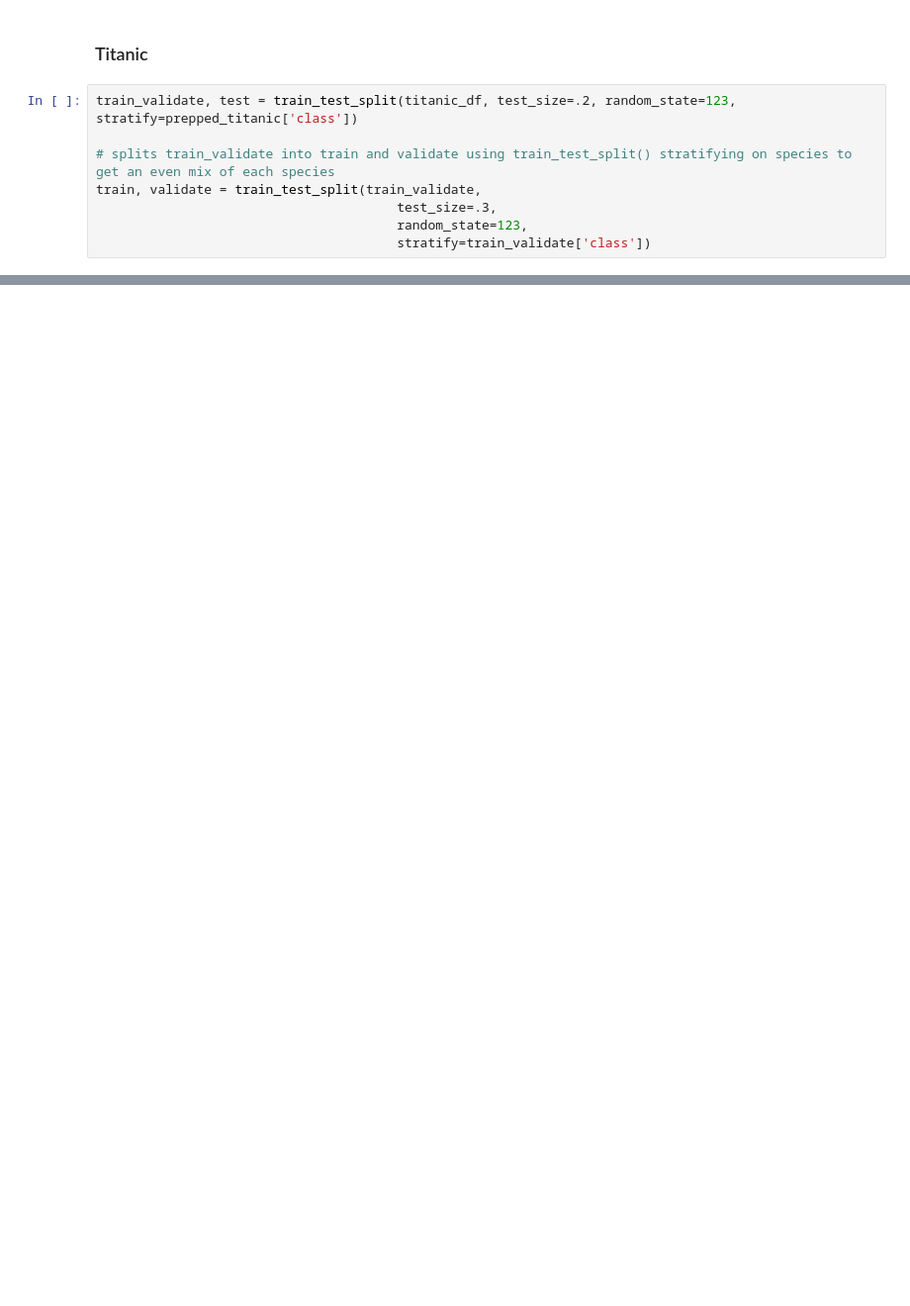
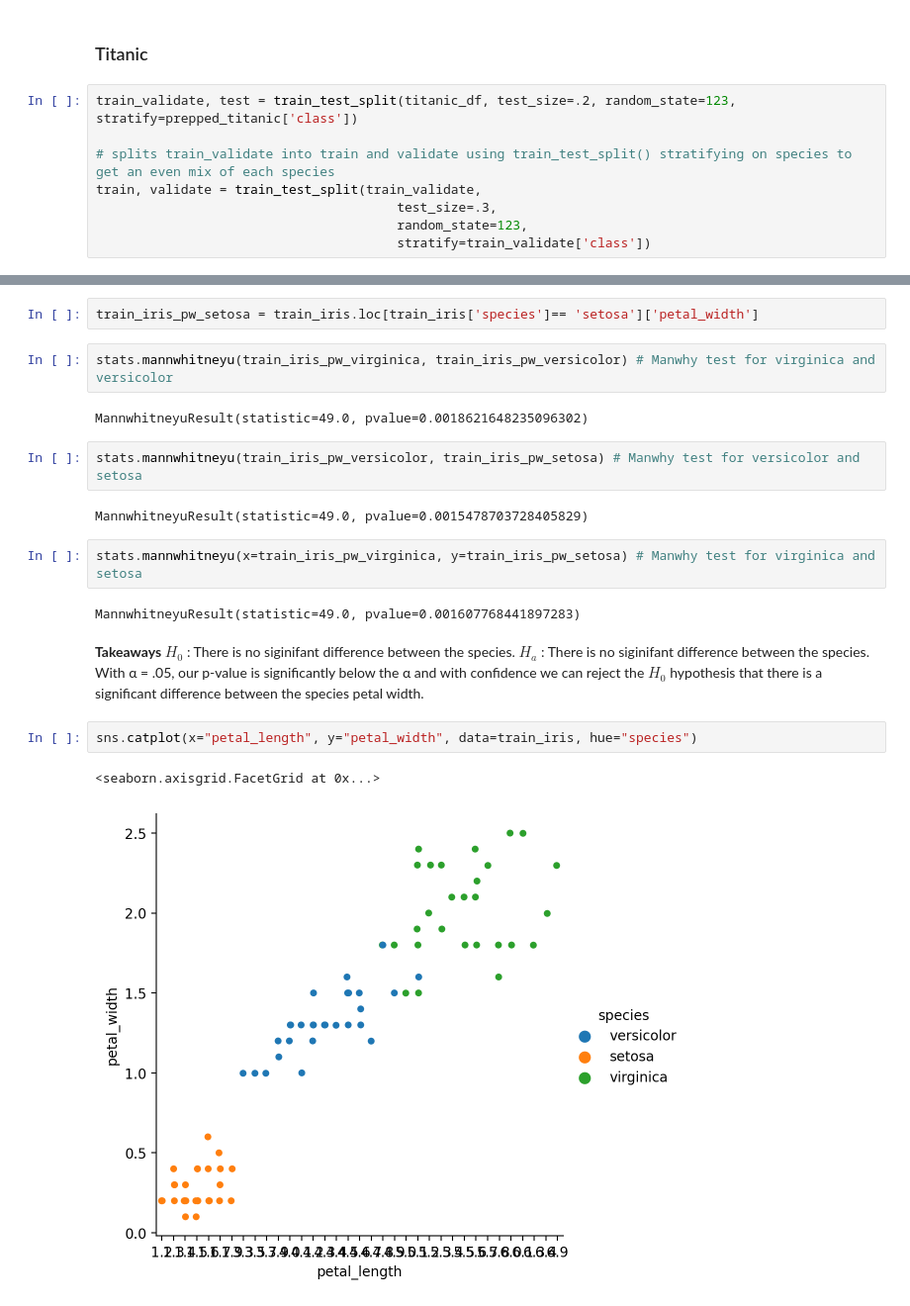
Before and after one commit to jacobpanyathong1/classification-exercises, a Jupyter notebook: classification-exercises.ipynb, the cells around one changed output, grey strips where cells are left out. Shown at 99% size. Saved outputs shown, nothing was run; the diff lists cells and outputs as text; blank space fills up the shorter version.

```diff
--- a/classification-exercises.ipynb
+++ b/classification-exercises.ipynb
@@ -779,0 +923,24 @@ train, validate, test
+# %%
+train_iris_pw_setosa = train_iris.loc[train_iris['species']== 'setosa']['petal_width']
+# %%
+stats.mannwhitneyu(train_iris_pw_virginica, train_iris_pw_versicolor) # Manwhy test for virginica and versicolor
+# %% [output]
+MannwhitneyuResult(statistic=49.0, pvalue=0.0018621648235096302)
+# %%
+stats.mannwhitneyu(train_iris_pw_versicolor, train_iris_pw_setosa) # Manwhy test for versicolor and setosa
+# %% [output]
+MannwhitneyuResult(statistic=49.0, pvalue=0.0015478703728405829)
+# %%
+stats.mannwhitneyu(x=train_iris_pw_virginica, y=train_iris_pw_setosa) # Manwhy test for virginica and setosa
+# %% [output]
+MannwhitneyuResult(statistic=49.0, pvalue=0.001607768441897283)
+# %% [markdown]
+**Takeaways**
+$H_0$ : There is no siginifant difference between the species.
+$H_a$ : There is no siginifant difference between the species.
+With α = .05, our p-value is significantly below the α and with confidence we can reject the $H_0$ hypothesis that there is a significant difference between the species petal width.
+# %%
+sns.catplot(x="petal_length", y="petal_width", data=train_iris, hue="species")
+# %% [output]
+<seaborn.axisgrid.FacetGrid at 0x...>
+[figure, added]
```
Also changed, not shown: parts of 32 cells of this notebook.
